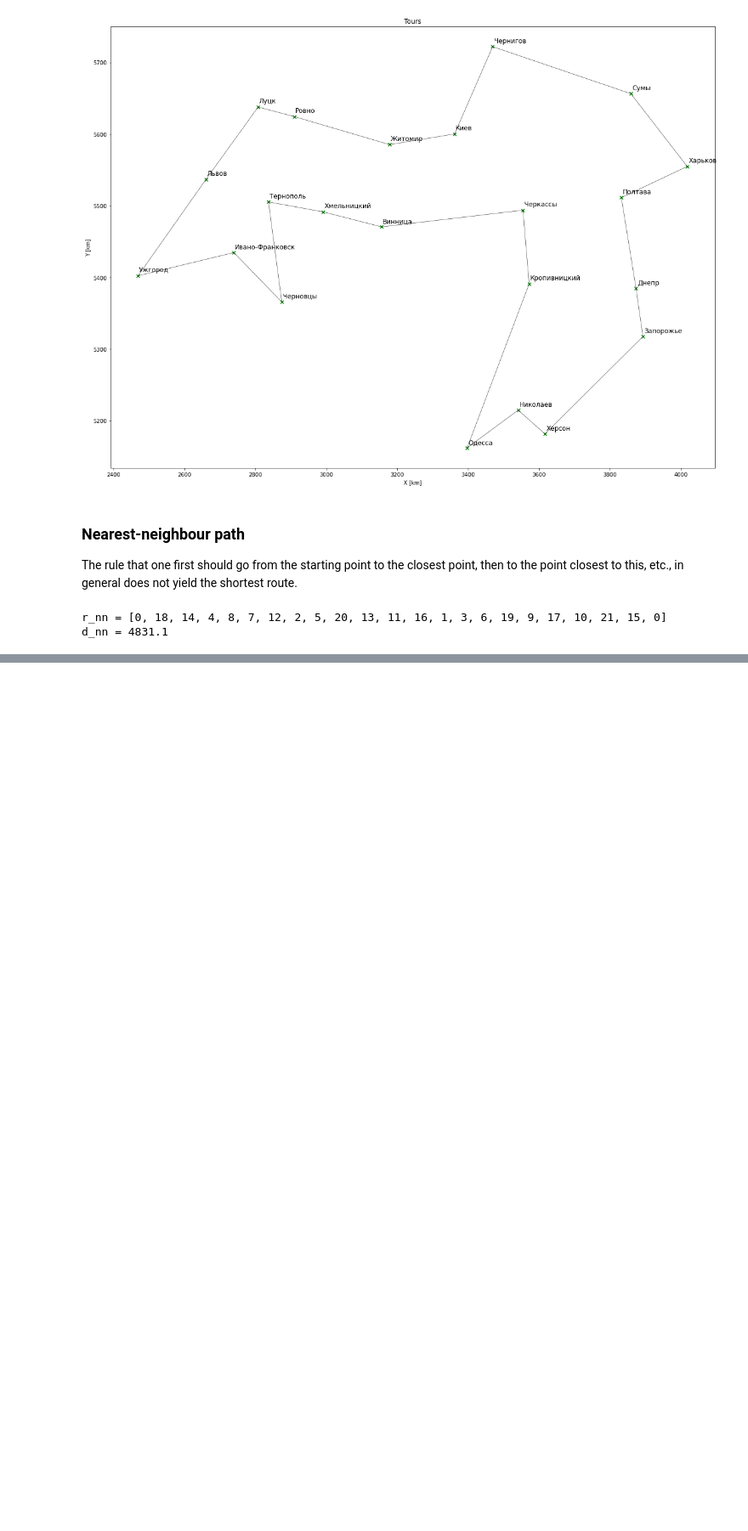
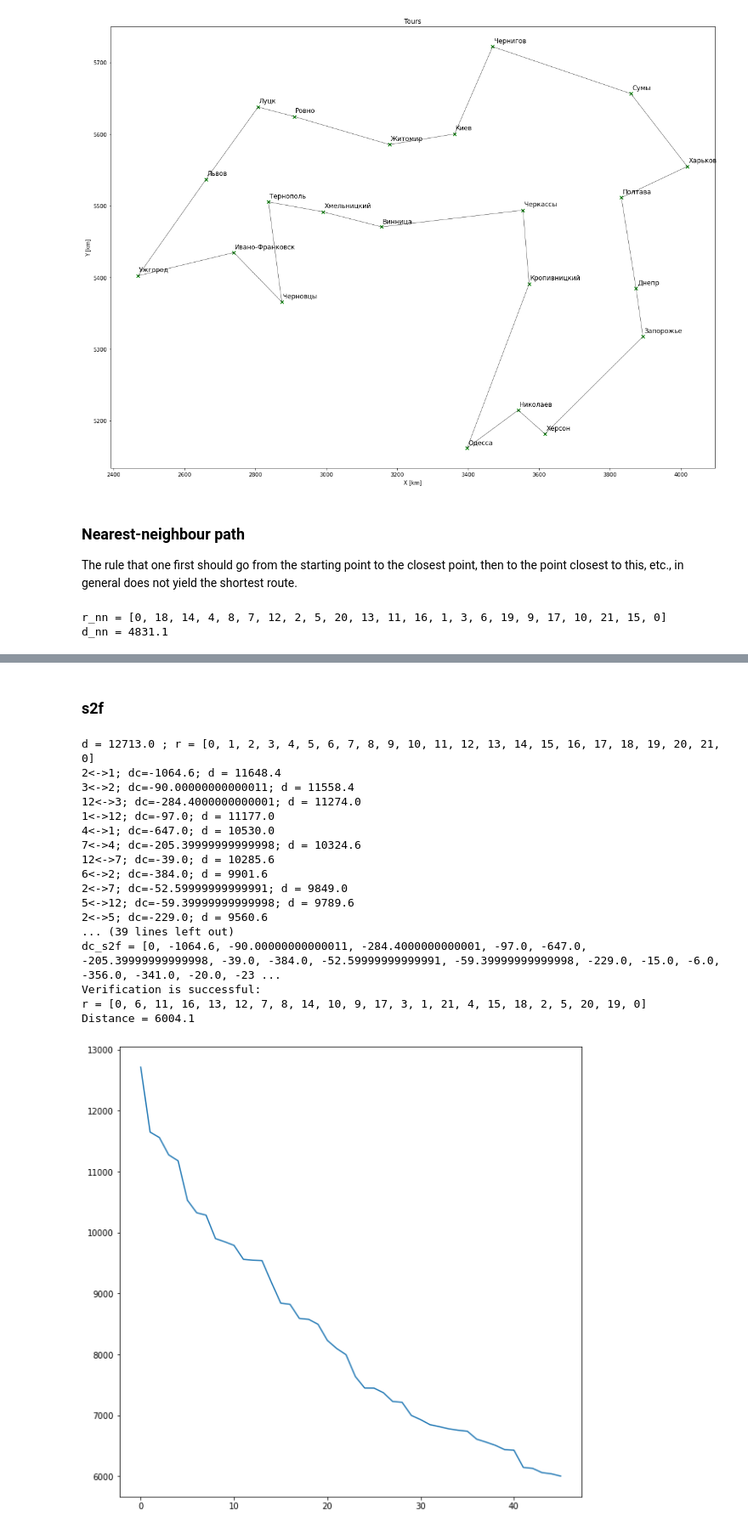
Before and after one commit to ysereda/Traveling_Salesman, a Jupyter notebook: Traveling_Salesman.ipynb, the cells around one changed output, grey strips where cells are left out. Shown at 85% size. Cells and saved outputs as stored; diff of their text form; code cells hidden in the pictures; blank space fills up the shorter version.

```diff
--- a/Traveling_Salesman.ipynb
+++ b/Traveling_Salesman.ipynb
@@ -1190,17 +498,0 @@ Distance = 4502.1
-# %%
-r = r_swap2first_swap3best[:]; d_min=d_swap2first_swap3best; dm_s2f_s3b_s2b=[d_swap2first_swap3best]; i_s2f_s3b_s2b=[0]; j_s2f_s3b_s2b=[0]; dc_s2f_s3b_s2b=[0];
-while swap2best():
-    dm_s2f_s3b_s2b.append(d_min)
-    i_s2f_s3b_s2b.append(i_opt)
-    j_s2f_s3b_s2b.append(j_opt)
-    dc_s2f_s3b_s2b.append(dc_min)
-d_s2f_s3b_s2b = d_min
-r_s2f_s3b_s2b = r
-print("dm_s2f_s3b_s2b =",dm_s2f_s3b_s2b)
-print("r_s2f_s3b_s2b =",r)
-print("i_s2f_s3b_s2b =",i_s2f_s3b_s2b)
-print("j_s2f_s3b_s2b =",j_s2f_s3b_s2b)
-print("dc_s2f_s3b_s2b =",dc_s2f_s3b_s2b)
-ver(r)
-plt.figure(1, figsize=(10,10))
-plt.plot(dm_s2f_s3b_s2b)
@@ -1411,0 +499,40 @@ print(sortdict)
+# %% [markdown]
+### s2f
+# %%
+init(); dm_s2f=[d_min]; i_s2f=[0]; j_s2f=[0]; dc_s2f=[0];
+while swap2first():
+    dm_s2f.append(d_min)
+    i_s2f.append(i_opt)
+    j_s2f.append(j_opt)
+    dc_s2f.append(dc_min)
+d_s2f = d_min
+r_s2f = r
+print("dm_s2f =",dm_s2f)
+print("d_s2f =",d_s2f)
+print("r_s2f =",r)
+print("i_s2f =",i_s2f)
+print("j_s2f =",j_s2f)
+print("dc_s2f =",dc_s2f)
+if dm_s2f[-1] < dm_s2f[0]:
+    ver(r)
+    plt.figure(1, figsize=(10,10))
+    plt.plot(dm_s2f)
+# %% [output]
+d = 12713.0 ; r = [0, 1, 2, 3, 4, 5, 6, 7, 8, 9, 10, 11, 12, 13, 14, 15, 16, 17, 18, 19, 20, 21, 0]
+2<->1; dc=-1064.6; d = 11648.4
+3<->2; dc=-90.00000000000011; d = 11558.4
+12<->3; dc=-284.4000000000001; d = 11274.0
+1<->12; dc=-97.0; d = 11177.0
+4<->1; dc=-647.0; d = 10530.0
+7<->4; dc=-205.39999999999998; d = 10324.6
+12<->7; dc=-39.0; d = 10285.6
+6<->2; dc=-384.0; d = 9901.6
+2<->7; dc=-52.59999999999991; d = 9849.0
+5<->12; dc=-59.39999999999998; d = 9789.6
+2<->5; dc=-229.0; d = 9560.6
+... (39 lines left out)
+dc_s2f = [0, -1064.6, -90.00000000000011, -284.4000000000001, -97.0, -647.0, -205.39999999999998, -39.0, -384.0, -52.59999999999991, -59.39999999999998, -229.0, -15.0, -6.0, -356.0, -341.0, -20.0, -23 ...
+Verification is successful:
+r = [0, 6, 11, 16, 13, 12, 7, 8, 14, 10, 9, 17, 3, 1, 21, 4, 15, 18, 2, 5, 20, 19, 0]
+Distance = 6004.1
+[figure, added]
```
Also changed, not shown: parts of 156 cells of this notebook, 1 other file.
